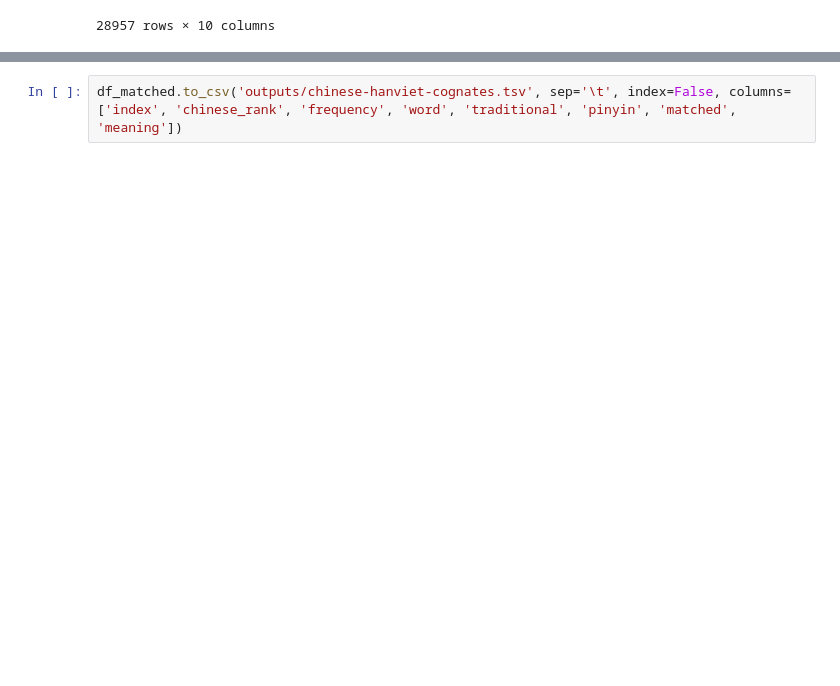
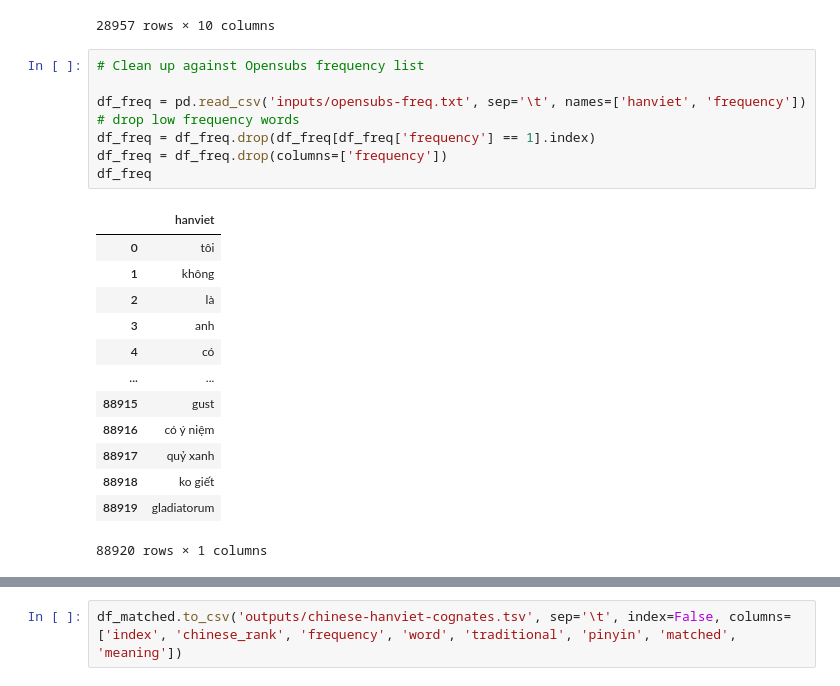
Before and after one commit to ryanphung/chinese-hanviet-cognates, a Jupyter notebook: chinese-hanviet.ipynb, the cells around one changed output, grey strips where cells are left out. Drawn from its saved outputs; the diff is of its cells as text; blank space fills up the shorter version.

```diff
--- a/chinese-hanviet.ipynb
+++ b/chinese-hanviet.ipynb
@@ -365,3 +365,25 @@ df_multisyllabic
 | 30031 | 49994 | 0.63 | 暖烘烘 | nuǎnhōnghōng | 暖烘烘 | noãn hồng hồng | 暖烘烘 | ấm áp dễ chịu | None | 28955 |
 | 30032 | 49997 | 0.63 | 封建制度 | fēngjiànzhìdù | 封建制度 | phong kiển chế độ, phong kiển chế... | 封建制度 | chế độ phong kiến | None | 28956 |
 28957 rows × 10 columns
+# %%
+# Clean up against Opensubs frequency list
+
+df_freq = pd.read_csv('inputs/opensubs-freq.txt', sep='\t', names=['hanviet', 'frequency'])
+# drop low frequency words
+df_freq = df_freq.drop(df_freq[df_freq['frequency'] == 1].index)
+df_freq = df_freq.drop(columns=['frequency'])
+df_freq
+# %% [output]
+|  | hanviet |
+| 0 | tôi |
+| 1 | không |
+| 2 | là |
+| 3 | anh |
+| 4 | có |
+| ... | ... |
+| 88915 | gust |
+| 88916 | có ý niệm |
+| 88917 | quỷ xanh |
+| 88918 | ko giết |
+| 88919 | gladiatorum |
+88920 rows × 1 columns
```
Also changed, not shown: parts of 4 cells of this notebook, 7 other files.
